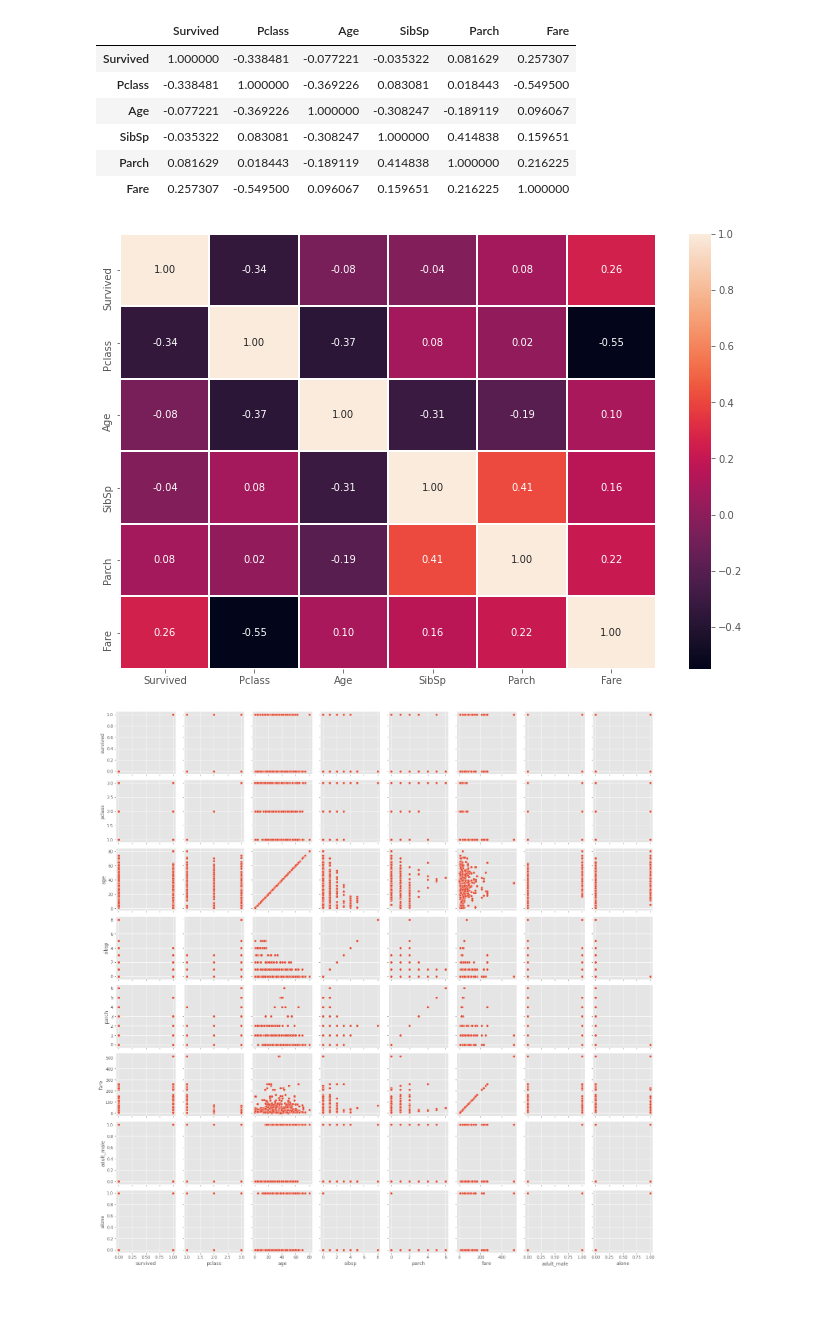
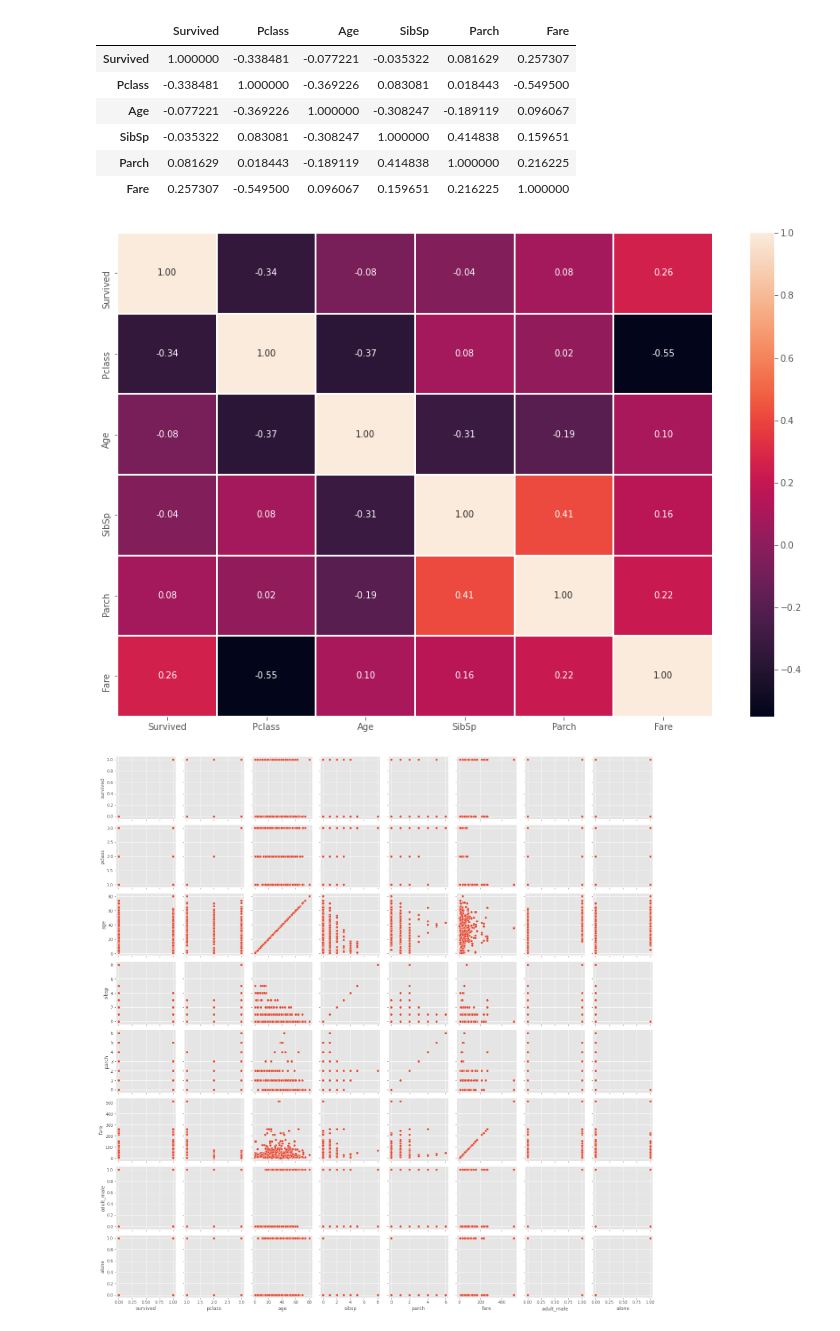
Before and after one commit to melling/ml-kaggle-titanic, a Jupyter notebook: titanic-eda01-biased-outliers.ipynb, the cells around one changed output. Cells and saved outputs as stored; diff of their text form; code cells hidden in the pictures; blank space fills up the shorter version.

```diff
--- a/titanic-eda01-biased-outliers.ipynb
+++ b/titanic-eda01-biased-outliers.ipynb
@@ -102,9 +115,10 @@ Make the EDA configurable so we can reuse with a different style
 # %%
 mpl.rcParams['font.size'] = 16
 
-custom_colors = ["#ffd670","#70d6ff","#ff4d6d","#8338ec","#90cf8e"]
-customPalette = sns.set_palette(sns.color_palette(custom_colors))
-sns.palplot(sns.color_palette(custom_colors),size=1.5)
+theme_colors = ["#ffd670","#70d6ff","#ff4d6d","#8338ec","#90cf8e"]
+customPalette = sns.set_palette(sns.color_palette(theme_colors))
+
+sns.palplot(sns.color_palette(theme_colors),size=1.5)
 plt.tick_params(axis='both', labelsize=0, length = 0)
 # %% [output]
 [figure]
@@ -632,11 +634,11 @@ corr
 | Parch | 0.081629 | 0.018443 | -0.189119 | 0.414838 | 1.000000 | 0.216225 |
 | Fare | 0.257307 | -0.549500 | 0.096067 | 0.159651 | 0.216225 | 1.000000 |
 # %%
-f,ax = plt.subplots(figsize=(12,8))
+f,ax = plt.subplots(figsize=(15,10))
 sns.heatmap(corr, annot = True, linewidths=1.5 , fmt = '.2f',ax=ax)
 plt.show()
 # %% [output]
-[figure, old version]
+[figure, new version]
 # %%
 # https://seaborn.pydata.org/tutorial/axis_grids.html
 
```
Also changed, not shown: parts of 19 cells of this notebook.
